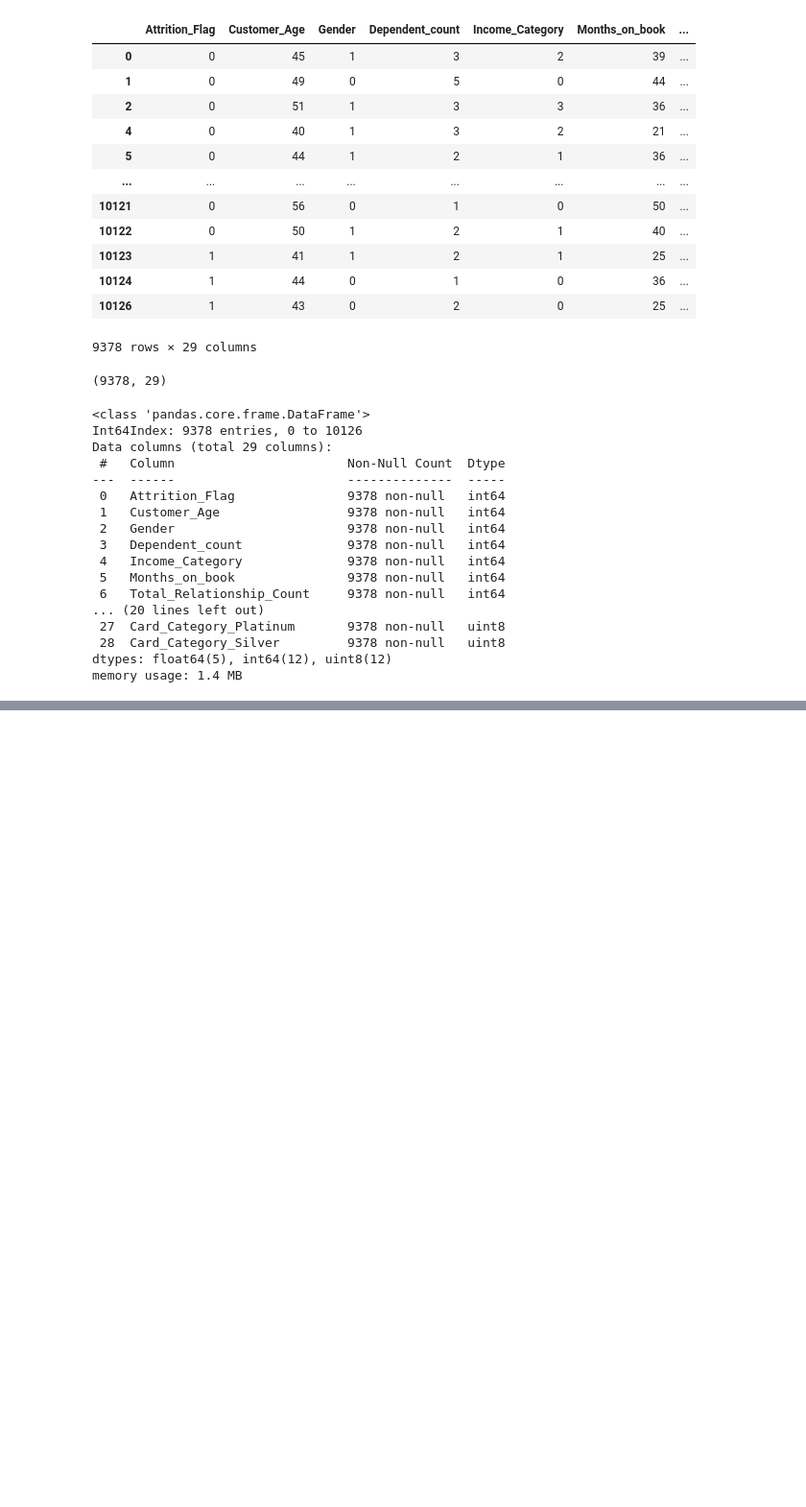
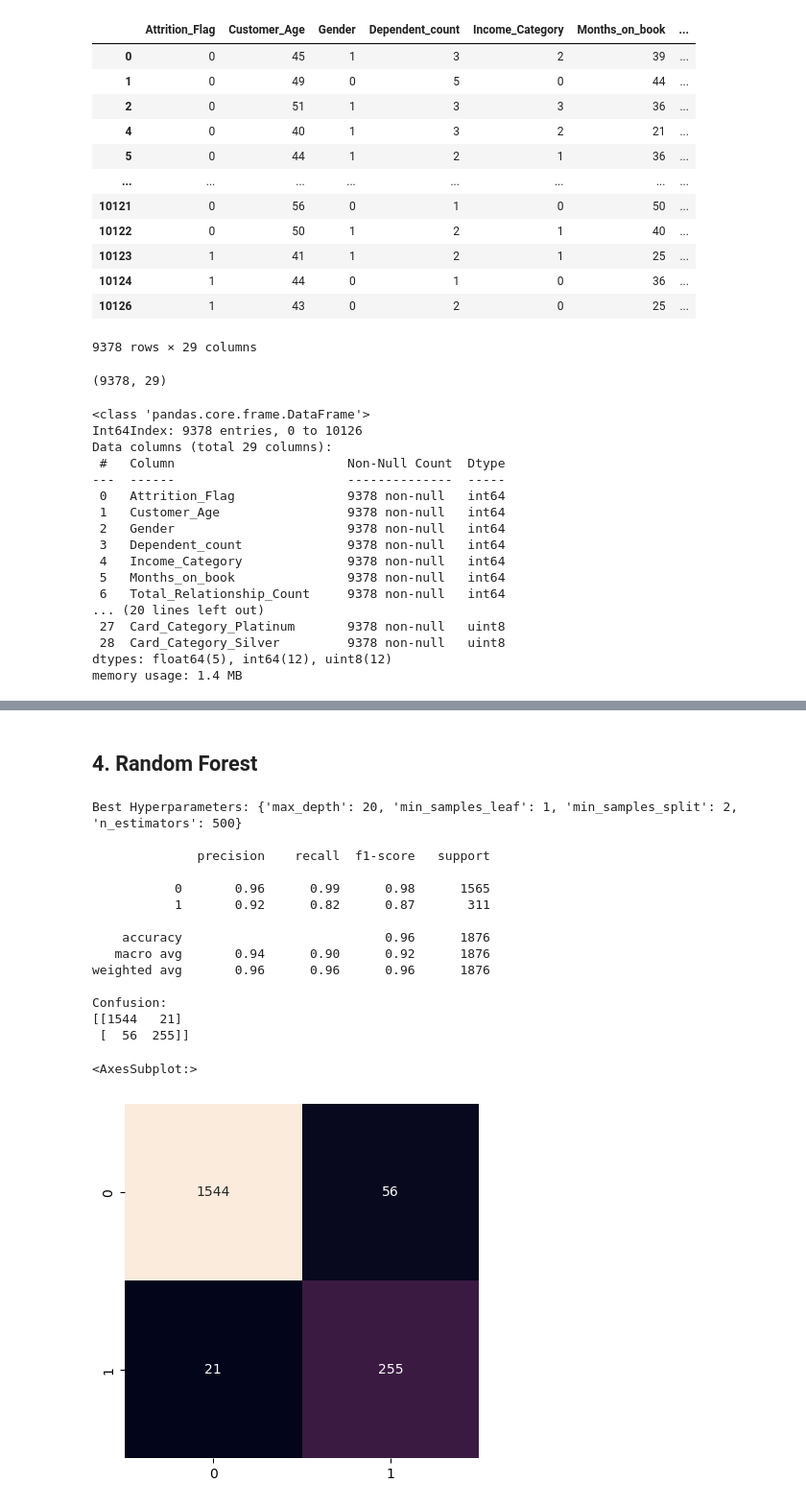
Before and after one commit to ishmaSenaweera/ML-credit_card_user_churn_data, a Jupyter notebook: ML_Assignment01_Credit_Card_User_Churn_Data.ipynb, the cells around one changed output, grey strips where cells are left out. Shown at 96% size. Drawn from its saved outputs; the diff is of its cells as text; code cells hidden in the pictures; blank space fills up the shorter version.

```diff
--- a/ML_Assignment01_Credit_Card_User_Churn_Data.ipynb
+++ b/ML_Assignment01_Credit_Card_User_Churn_Data.ipynb
@@ -328,0 +597,51 @@ memory usage: 1.4 MB
+# %% [markdown]
+## 4. Random Forest
+# %%
+# Define the hyperparameter grid to search
+param_grid = {'n_estimators': [100, 300, 500],
+              'max_depth': [5, 10, 20],
+              'min_samples_split': [2, 5, 10],
+              'min_samples_leaf': [1, 2, 4]}
+
+# Create a RandomForestClassifier object with random_state=123
+rfc = RandomForestClassifier(random_state=123)
+
+# Create a GridSearchCV object
+grid_search = GridSearchCV(rfc, param_grid, cv=5)
+
+# Fit the GridSearchCV object to the training data
+grid_search.fit(x_train, y_train)
+
+# Print the best hyperparameters
+print("Best Hyperparameters:", grid_search.best_params_)
+print("")
+
+# Make predictions on the test data using the best estimator
+rfc_best = grid_search.best_estimator_
+rfc_prediction = rfc_best.predict(x_test)
+
+# Print the classification report and confusion matrix
+print(classification_report(y_test, rfc_prediction))
+print("Confusion:")
+cm = confusion_matrix(y_test, rfc_prediction)
+print(cm)
+sns.heatmap(cm.T, square=True, annot=True, fmt='d', cbar=False)
+plt.xlabel('Actual Class')
+plt.ylabel('Predicted Class')
+# %% [output]
+Best Hyperparameters: {'max_depth': 20, 'min_samples_leaf': 1, 'min_samples_split': 2, 'n_estimators': 500}
+
+              precision    recall  f1-score   support
+
+           0       0.96      0.99      0.98      1565
+           1       0.92      0.82      0.87       311
+
+    accuracy                           0.96      1876
+   macro avg       0.94      0.90      0.92      1876
+weighted avg       0.96      0.96      0.96      1876
+
+Confusion:
+[[1544   21]
+ [  56  255]]
+<AxesSubplot:>
+[figure, added]
```
Also changed, not shown: parts of 22 cells of this notebook.
